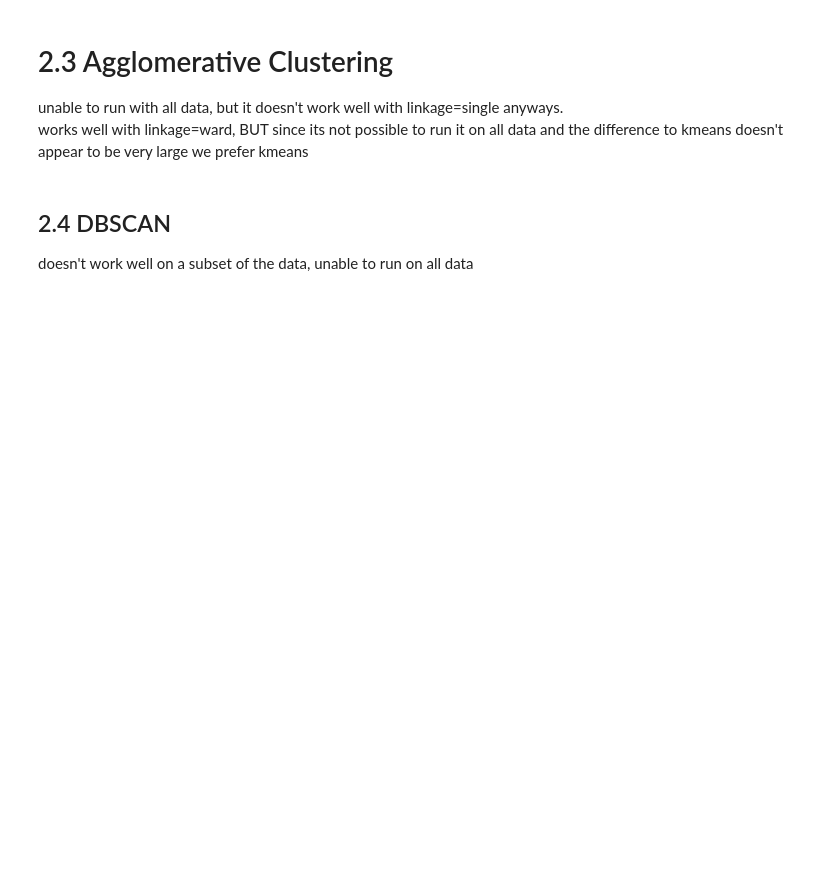
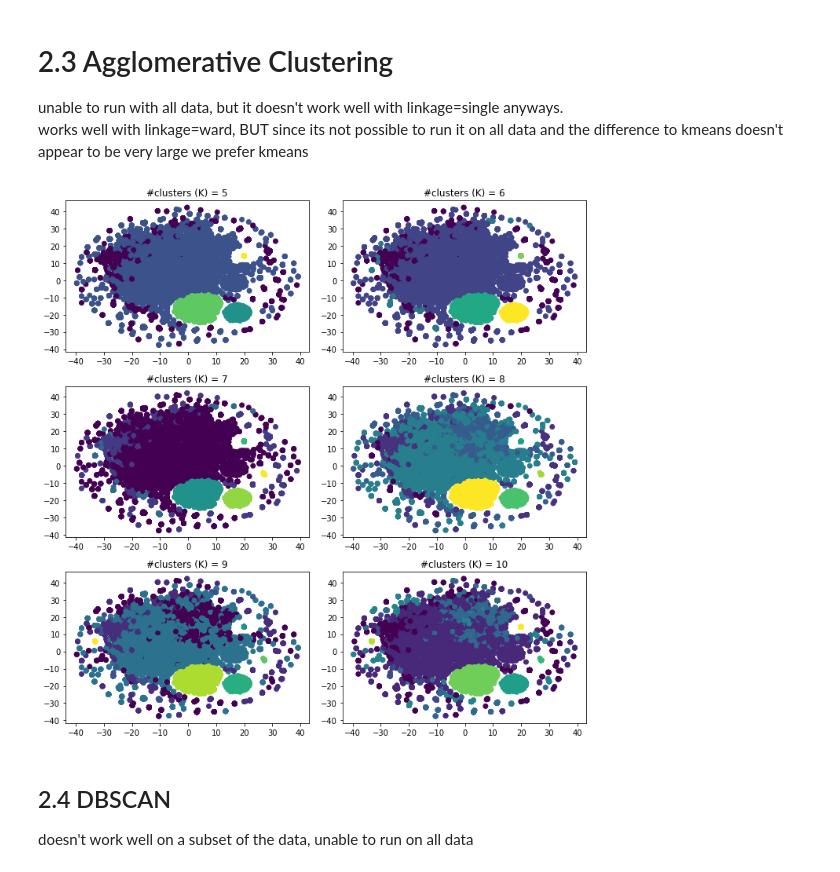
Before and after one commit to janapfeffer/DM_Project_MoviePrediction, a Jupyter notebook: ClusterExperiments.ipynb, the cells around one changed output. Saved outputs shown, nothing was run; the diff lists cells and outputs as text; code cells hidden in the pictures; blank space fills up the shorter version.

```diff
--- a/ClusterExperiments.ipynb
+++ b/ClusterExperiments.ipynb
@@ -213,34 +254,36 @@ works well with linkage=ward, BUT since its not possible to run it on all data a
 # setup a figure
 plt.figure(figsize=(10,10))
 
 # iterate over all values that we want to test for K
 a = 1
 for i in range(5,11):
     # create the clusterer
     estimator = AgglomerativeClustering(n_clusters = i, linkage='ward', affinity='euclidean')
 
     # create the clustering
 #     cluster_ids = estimator.fit_predict(df_joined.drop(columns="userId"))
 #     clusters = estimator.fit(df_tsne)
     cluster_ids = estimator.fit_predict(df_joined.drop(columns="userId").head(10000))
 
     # add a subplot
     plt.subplot(3,2,a)
     a = a + 1
 
     # automatically adjust subplot params so that the subplot(s) fits in to the figure area
     plt.tight_layout()
 
     # setup the labels of the subplot
     plt.title("#clusters (K) = {}".format(i))
 #     plt.xlabel('ItemsBought')
 #     plt.ylabel('ItemsReturned')
 
     # create the scatter plot
     plt.scatter(df_pca[0].head(10000),df_pca[1].head(10000), c=cluster_ids)
-#     plt.scatter(df_tsne.head(10000)[0],df_tsne.head(10000)[1], c=cluster_ids)
+    plt.scatter(df_tsne.head(10000)[0],df_tsne.head(10000)[1], c=cluster_ids)
 
 plt.show()
+# %% [output]
+[figure, added]
 # %% [markdown]
 ## 2.4 DBSCAN
 doesn't work well on a subset of the data, unable to run on all data
```
Also changed, not shown: parts of 7 cells of this notebook, 2 other files.
